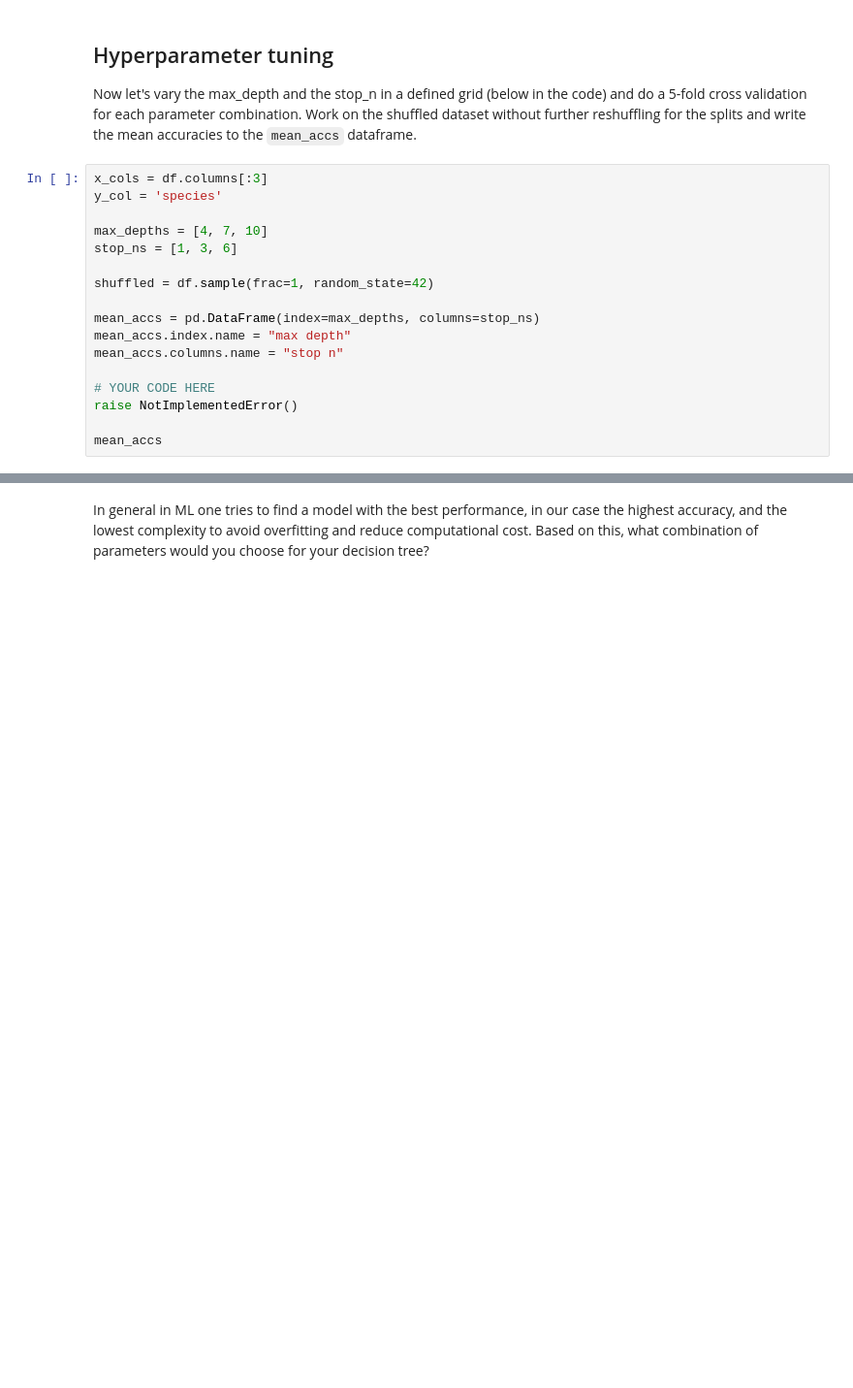
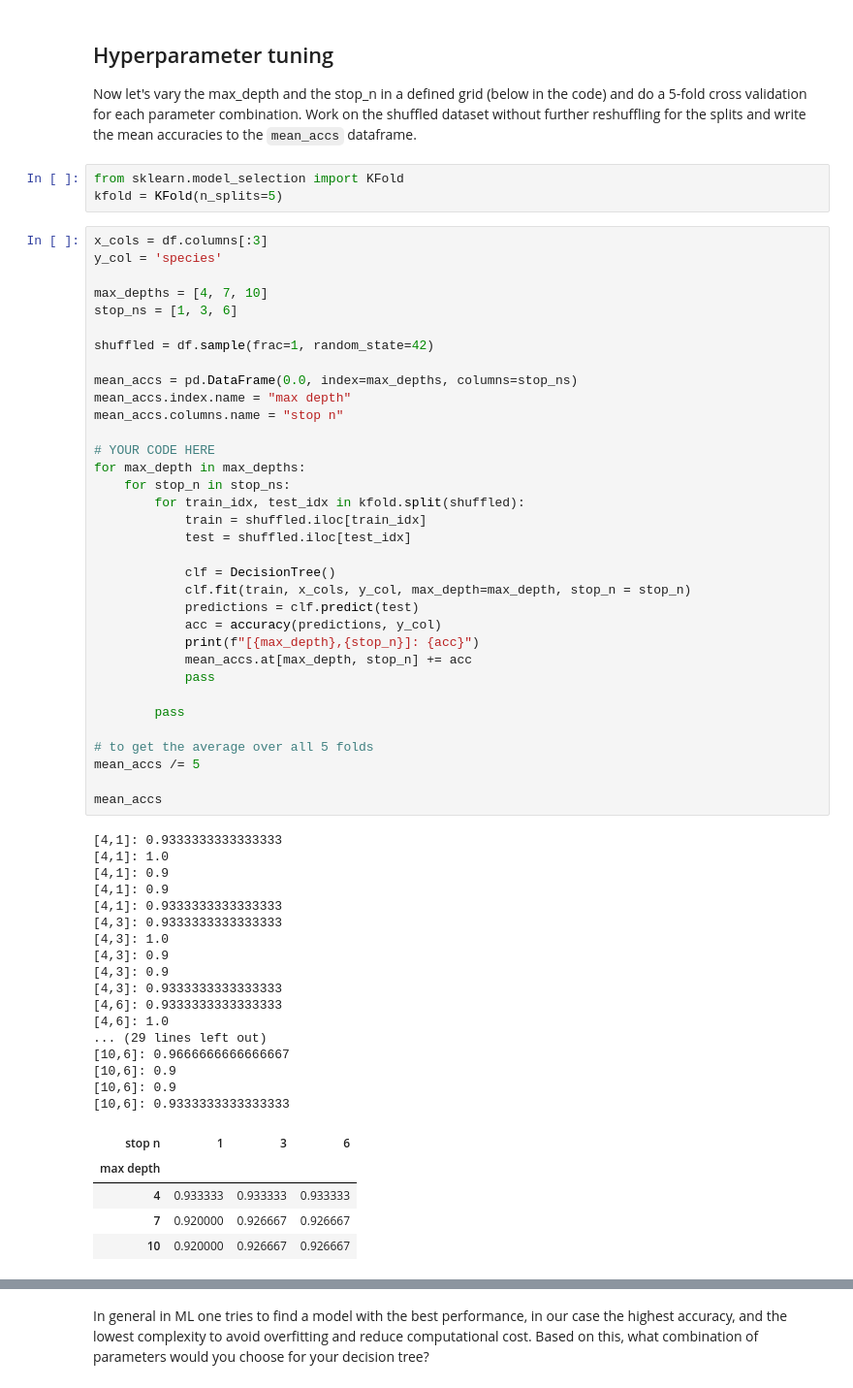
Before and after one commit to YYYasin19/kit-ml-natsc, a Jupyter notebook: Exercise_02/Exercise02.ipynb, the cells around one changed output, grey strips where cells are left out. Shown at 97% size. Saved outputs shown, nothing was run; the diff lists cells and outputs as text; blank space fills up the shorter version.

Commit message:
finished exercise with small errors

```diff
--- a/Exercise_02/Exercise02.ipynb
+++ b/Exercise_02/Exercise02.ipynb
@@ -1144,22 +1143,65 @@ TypeError: string indices must be integers
 # %% [markdown]
 ## Hyperparameter tuning
 Now let's vary the max_depth and the stop_n in a defined grid (below in the code) and do a 5-fold cross validation for each parameter combination. Work on the shuffled dataset without further reshuffling for the splits and write the mean accuracies to the `mean_accs` dataframe.
+# %%
+from sklearn.model_selection import KFold
+kfold = KFold(n_splits=5)
 # %%
 x_cols = df.columns[:3]
 y_col = 'species'
 
 max_depths = [4, 7, 10]
 stop_ns = [1, 3, 6]
 
 shuffled = df.sample(frac=1, random_state=42)
 
-mean_accs = pd.DataFrame(index=max_depths, columns=stop_ns)
+mean_accs = pd.DataFrame(0.0, index=max_depths, columns=stop_ns)
 mean_accs.index.name = "max depth"
 mean_accs.columns.name = "stop n"
 
 # YOUR CODE HERE
-raise NotImplementedError()
+for max_depth in max_depths:
+    for stop_n in stop_ns:
+        for train_idx, test_idx in kfold.split(shuffled):
+            train = shuffled.iloc[train_idx]
+            test = shuffled.iloc[test_idx]
+
+            clf = DecisionTree()
+            clf.fit(train, x_cols, y_col, max_depth=max_depth, stop_n = stop_n)
+            predictions = clf.predict(test)
+            acc = accuracy(predictions, y_col)
+            print(f"[{max_depth},{stop_n}]: {acc}")
+            mean_accs.at[max_depth, stop_n] += acc
+            pass
+
+        pass
+
+# to get the average over all 5 folds
+mean_accs /= 5
 
 mean_accs
+# %% [output]
+[4,1]: 0.9333333333333333
+[4,1]: 1.0
+[4,1]: 0.9
+[4,1]: 0.9
+[4,1]: 0.9333333333333333
+[4,3]: 0.9333333333333333
+[4,3]: 1.0
+[4,3]: 0.9
+[4,3]: 0.9
+[4,3]: 0.9333333333333333
+[4,6]: 0.9333333333333333
+[4,6]: 1.0
+... (29 lines left out)
+[10,6]: 0.9666666666666667
+[10,6]: 0.9
+[10,6]: 0.9
+[10,6]: 0.9333333333333333
+| stop n | 1 | 3 | 6 |
+| max depth |  |  |  |
+| 4 | 0.933333 | 0.933333 | 0.933333 |
+| 7 | 0.920000 | 0.926667 | 0.926667 |
+| 10 | 0.920000 | 0.926667 | 0.926667 |
 # %%
 assert mean_accs.at[4, 1] == 0.9
```
Also changed, not shown: parts of 5 cells of this notebook.
